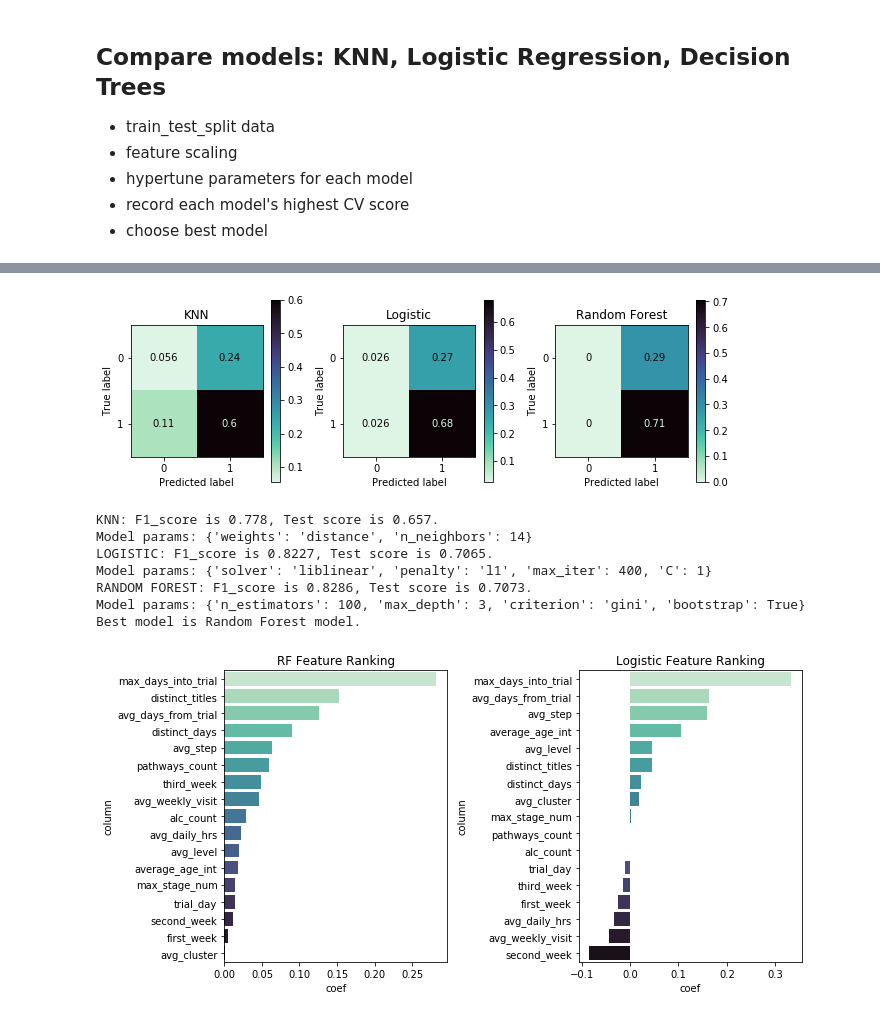
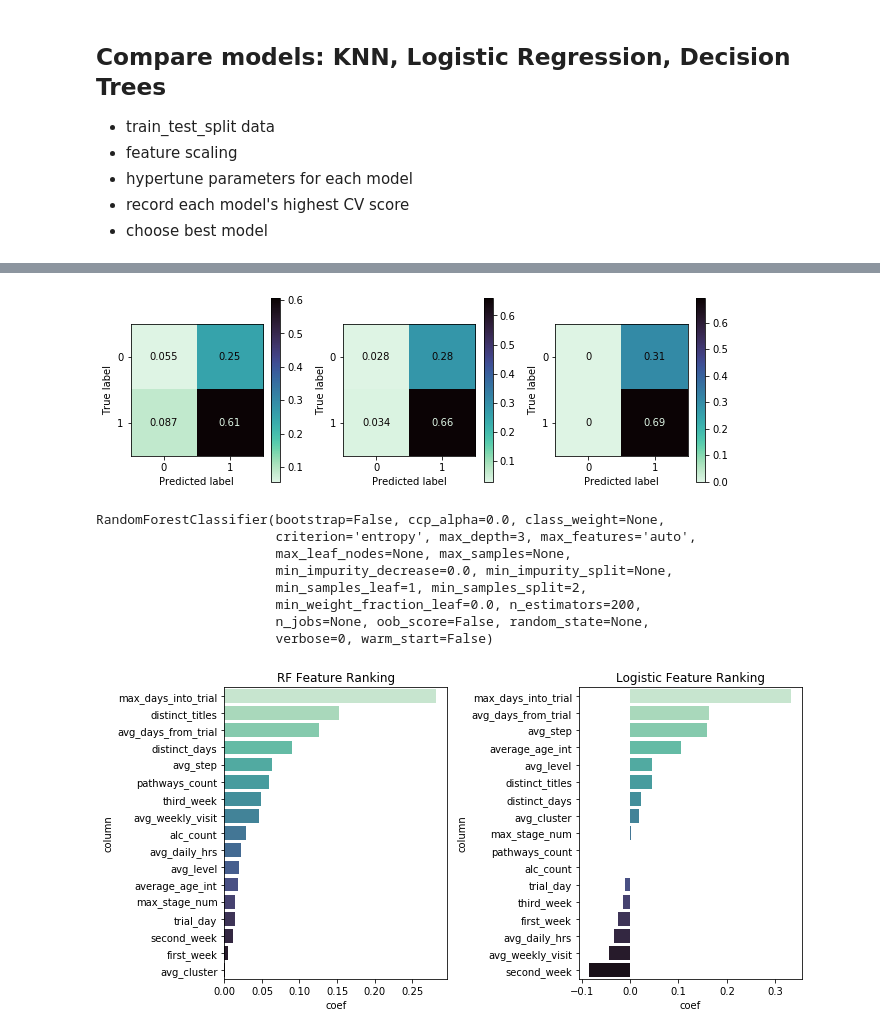
Before and after one commit to christinejiang11/personal_projects, a Jupyter notebook: Homer_Recommendation/Homer_CTP_Classification.ipynb, the cells around one changed output, grey strips where cells are left out. Drawn from its saved outputs; the diff is of its cells as text; code cells hidden in the pictures.

Commit message:
use kwargs in model comparison

```diff
--- a/Homer_Recommendation/Homer_CTP_Classification.ipynb
+++ b/Homer_Recommendation/Homer_CTP_Classification.ipynb
@@ -381,15 +400,57 @@ def model_comparison(knn_results, log_results, rf_results):
     return scores
+# %%
+#use kwargs for this function?
+def model_comparison(**kwargs):
+    figure, subaxes = plt.subplots(1,len(args), figsize = (9,3))
+    results = kwargs.values()
+    models = [x[0] for x in args]
+    axes = range(0,len(models))
+    scores = {}
+    for axis, result, model in zip(axes,results,models):
+        model_fit = model.set_params(**result[1]).fit(X_train_scaled, y_train)
+        score = model_fit.score(X_test_scaled, y_test)
+        y_predicted = model_fit.predict(X_test_scaled)
+        f1 = f1_score(y_test, y_predicted)
+        plot_confusion_matrix(model_fit, X_test_scaled, y_test, ax=subaxes[axis], cmap = 'mako_r', normalize = 'all')
+        #subaxes[axis].set_title(str(result[0]))
+        if model in [LogisticRegression]:
+            scores[result[0]] = (f1, score, result[1], model_fit.coef_[0])
+        elif model in [RandomForestClassifier]:
+            scores[result[0]]=(f1, score, result[1], model_fit.feature_importances_)
+        else:
+            scores[result[0]]=(f1, score, result[1])
+    plt.tight_layout()
+    plt.show()
+    for k, v in scores.items():
+        print(f'{str(k).upper()}: F1_score is {v[0]:.4}, Test score is {v[1]:.4}.''')
+    print(f'Model with the best f1 score is {max(scores, key=lambda x: scores[x][1])} model.')
+    return scores
+# %%
+def model_comparison(**kwargs):
+    figure, subaxes = plt.subplots(1,len(kwargs), figsize = (9,3))
+    for i, (k, v) in enumerate(kwargs.items()):
+        model_name = k
+        model_type = v[0]
+        model_fit = model_type.set_params(**v[1]).fit(X_train_scaled, y_train)
+        score = model_fit.score(X_test_scaled, y_test)
+        y_predicted = model_fit.predict(X_test_scaled)
+        f1 = f1_score(y_test, y_predicted)
+        plot_confusion_matrix(model_fit, X_test_scaled, y_test, ax=subaxes[i], cmap='mako_r',normalize='all')
+    plt.tight_layout()
+    plt.show()
+    print(model_type)
 # %%
-scores = model_comparison(knn_results, log_results, rf_results)
+scores = model_comparison(**{'knn':knn_results, 'log':log_results, 'rf':rf_results})
 # %% [output]
-[figure, old version]
+[figure, new version]
-KNN: F1_score is 0.778, Test score is 0.657.
-Model params: {'weights': 'distance', 'n_neighbors': 14}
-LOGISTIC: F1_score is 0.8227, Test score is 0.7065.
-Model params: {'solver': 'liblinear', 'penalty': 'l1', 'max_iter': 400, 'C': 1}
-RANDOM FOREST: F1_score is 0.8286, Test score is 0.7073.
-Model params: {'n_estimators': 100, 'max_depth': 3, 'criterion': 'gini', 'bootstrap': True}
-Best model is Random Forest model.
+RandomForestClassifier(bootstrap=False, ccp_alpha=0.0, class_weight=None,
+                       criterion='entropy', max_depth=3, max_features='auto',
+                       max_leaf_nodes=None, max_samples=None,
+                       min_impurity_decrease=0.0, min_impurity_split=None,
+                       min_samples_leaf=1, min_samples_split=2,
+                       min_weight_fraction_leaf=0.0, n_estimators=200,
+                       n_jobs=None, oob_score=False, random_state=None,
+                       verbose=0, warm_start=False)
 # %%
 figure, subplots = plt.subplots(1,2, figsize = (10,5))
 test = pd.DataFrame(list(zip(X_train.columns,scores['Random Forest'][3])), columns = ['column','coef']).sort_values('coef', ascending = False)
```
Also changed, not shown: parts of 7 cells of this notebook.
